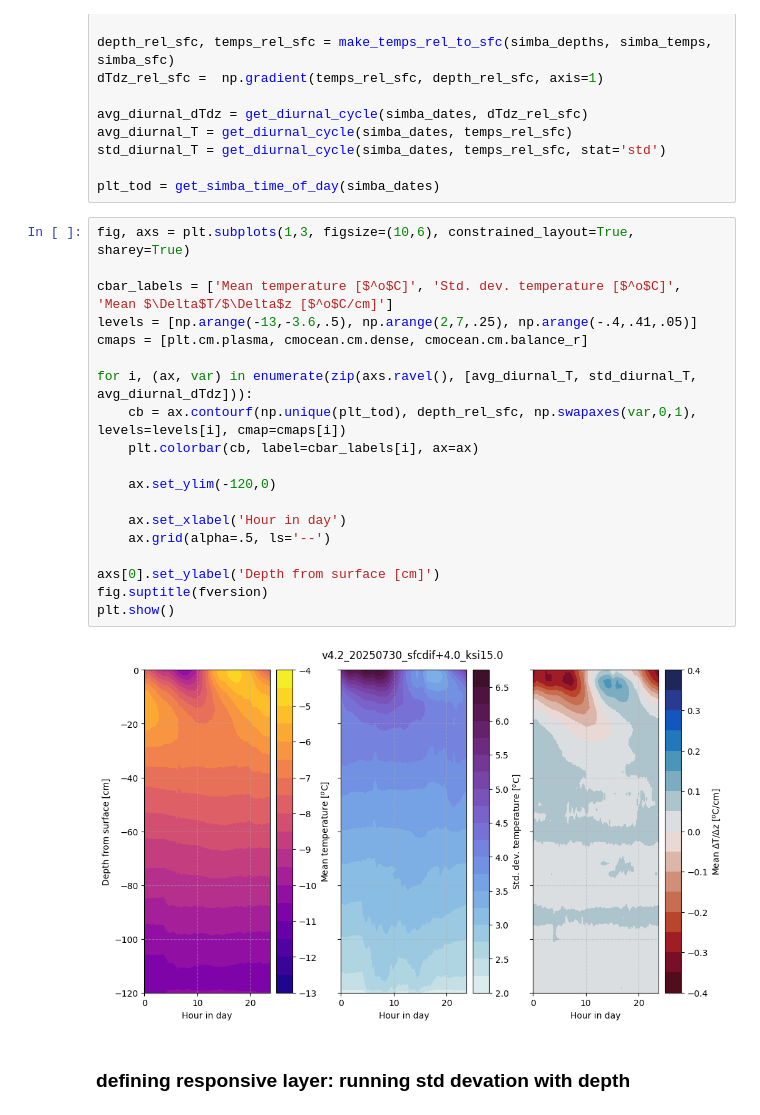
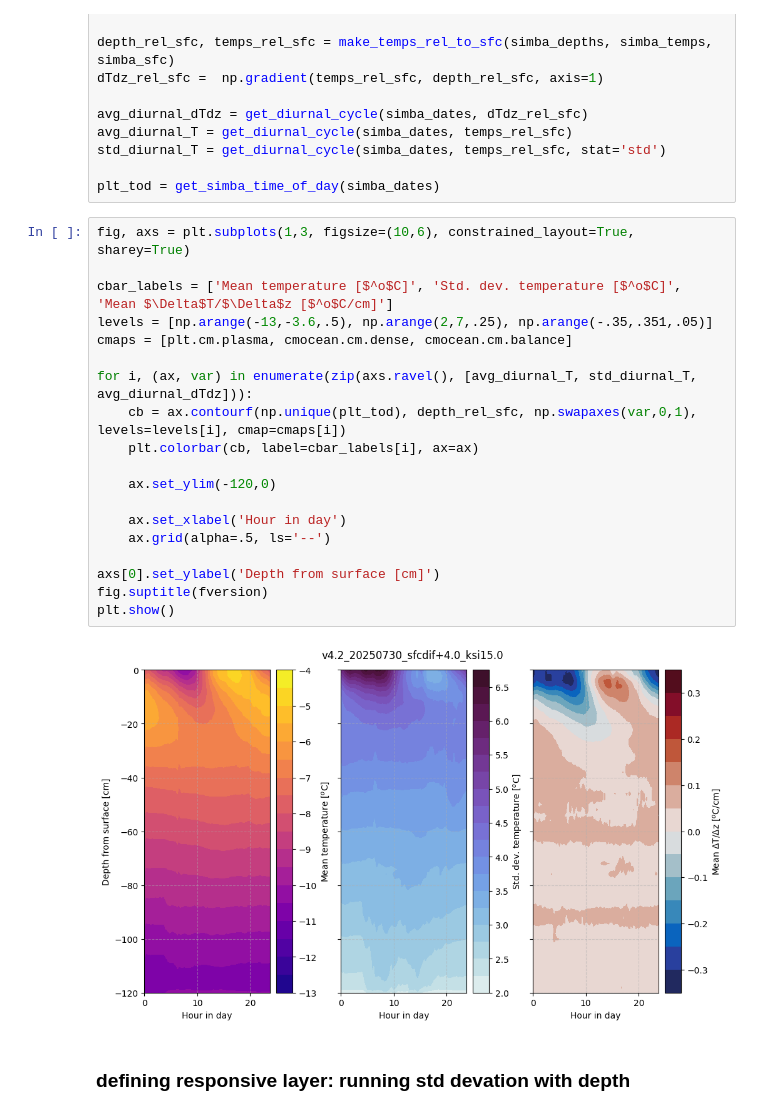
Before and after one commit to sledd/ICECAPS_raven, a Jupyter notebook: raven_subsurface_analysis_v4.2.ipynb, the cells around one changed output. Cells and saved outputs as stored; diff of their text form.

```diff
--- a/raven_subsurface_analysis_v4.2.ipynb
+++ b/raven_subsurface_analysis_v4.2.ipynb
@@ -44,24 +84,24 @@ plt_tod = get_simba_time_of_day(simba_dates)
 # %%
 fig, axs = plt.subplots(1,3, figsize=(10,6), constrained_layout=True, sharey=True)
 
 cbar_labels = ['Mean temperature [$^o$C]', 'Std. dev. temperature [$^o$C]', 'Mean $\Delta$T/$\Delta$z [$^o$C/cm]']
-levels = [np.arange(-13,-3.6,.5), np.arange(2,7,.25), np.arange(-.4,.41,.05)]
-cmaps = [plt.cm.plasma, cmocean.cm.dense, cmocean.cm.balance_r]
+levels = [np.arange(-13,-3.6,.5), np.arange(2,7,.25), np.arange(-.35,.351,.05)]
+cmaps = [plt.cm.plasma, cmocean.cm.dense, cmocean.cm.balance]
 
 for i, (ax, var) in enumerate(zip(axs.ravel(), [avg_diurnal_T, std_diurnal_T, avg_diurnal_dTdz])):
     cb = ax.contourf(np.unique(plt_tod), depth_rel_sfc, np.swapaxes(var,0,1), levels=levels[i], cmap=cmaps[i])
     plt.colorbar(cb, label=cbar_labels[i], ax=ax)
 
     ax.set_ylim(-120,0)
 
     ax.set_xlabel('Hour in day')
     ax.grid(alpha=.5, ls='--')
 
 axs[0].set_ylabel('Depth from surface [cm]')
 fig.suptitle(fversion)
 plt.show()
 # %% [output]
-[figure, old version]
+[figure, new version]
 # %% [markdown]
 ### defining responsive layer: running std devation with depth
 # %%
```
Also changed, not shown: parts of 10 cells of this notebook.
